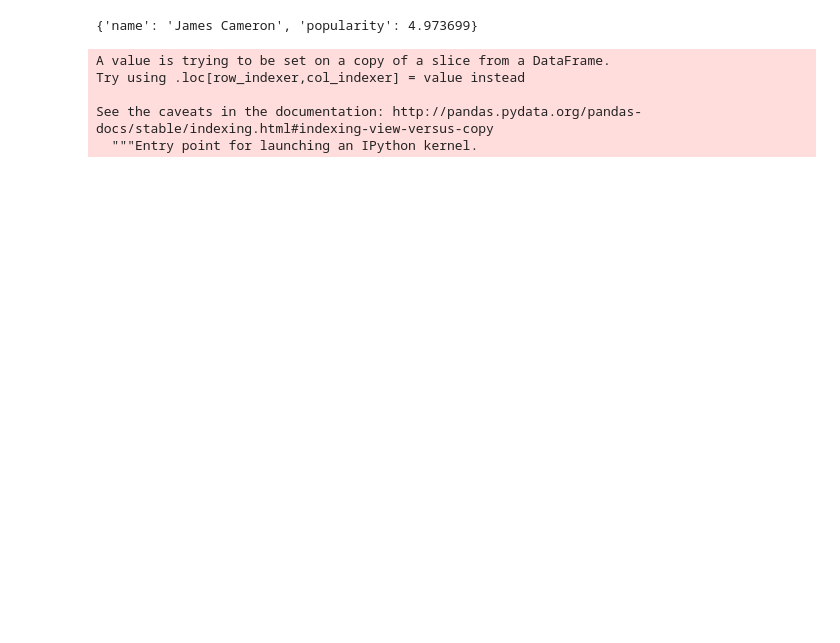
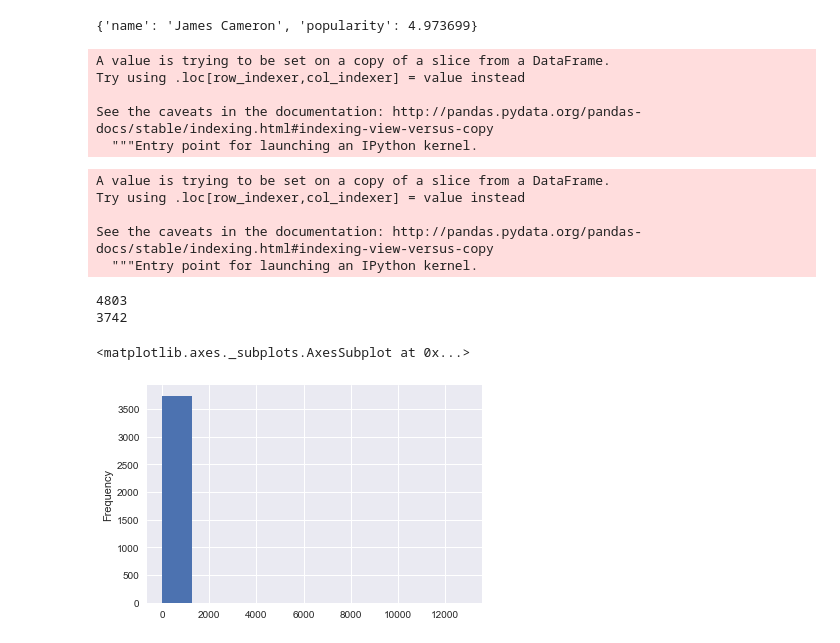
Before and after one commit to harpreetsingh91/MoviePopularity, a Jupyter notebook: imdb exploration/evaluating_classifiers.ipynb, the cells around one changed output. Saved outputs shown, nothing was run; the diff lists cells and outputs as text; code cells hidden in the pictures; blank space fills up the shorter version.

```diff
--- a/imdb exploration/evaluating_classifiers.ipynb
+++ b/imdb exploration/evaluating_classifiers.ipynb
@@ -65,5 +70,5 @@ moviesDataNums.head()
 # %%
-#add a new dimension for director popularity
+#add a new dimension for director popularity and cast popularity
 # iterate over dataframe to get popularity values for an id. for two directors only keep the first one
 movies_credits_Data = pd.read_csv("./tmdb-5000-movie-dataset/tmdb_5000_credits.csv")
 movie_to_director = {} #key:movieID, value:directorID
@@ -78,6 +83,16 @@ for index, row in crew.iteritems():
             movie_id = movieIDS[index]
             if movie_id not in movie_to_director.keys(): #only first director included
                 movie_to_director[movie_id] = credit_dict['id']
+
+movie_to_cast = {}
+cast = movies_credits_Data['cast']
+for index, row in cast.iteritems():
+    row = ast.literal_eval(row)
+    actors = []
+    movie_id = movieIDS[index]
+    for cast_dict in row:
+        actors.append(cast_dict["id"])
+    movie_to_cast[movie_id] = actors
 # %%
 #load director_id to popularity dict that was pickled
 with open('director_info_dict_pkl','rb') as f:
@@ -105,3 +120,26 @@ Try using .loc[row_indexer,col_indexer] = value instead
 
 See the caveats in the documentation: http://pandas.pydata.org/pandas-docs/stable/indexing.html#indexing-view-versus-copy
   """Entry point for launching an IPython kernel.
+# %%
+#load cast popularity
+with open('cast_info_dict_pkl','rb') as f:
+    cast_popularity_dict = pickle.load(f)
+# %%
+#add new feature for average actor popularity
+#open credits file. Pick first three members of cast and take average
+cast_popularity_array = []
+for movie_id in movie_series:
+    actors = movie_to_cast[movie_id][:3]
+    popularity = 0.0
+    for actor in actors:
+        popularity += cast_popularity_dict[actor]['popularity']
+    popularity = popularity/3
+    cast_popularity_array.append(popularity)
+# %%
+moviesDataNums['cast_popularity'] = cast_popularity_array
+# %% [output]
+A value is trying to be set on a copy of a slice from a DataFrame.
+Try using .loc[row_indexer,col_indexer] = value instead
+
+See the caveats in the documentation: http://pandas.pydata.org/pandas-docs/stable/indexing.html#indexing-view-versus-copy
+  """Entry point for launching an IPython kernel.
@@ -107,0 +148,13 @@ See the caveats in the documentation: http://pandas.pydata.org/pandas-docs/stabl
+# %%
+#add new feature (would act as label) for profit percent
+print(len(moviesDataNums))
+moviesDataNums = moviesDataNums[moviesDataNums.budget > 100]
+print(len(moviesDataNums))
+
+moviesDataNums['profit'] = ((moviesDataNums['revenue'] - moviesDataNums['budget'])/moviesDataNums['budget'])
+moviesDataNums['profit'].plot(kind='hist')
+# %% [output]
+4803
+3742
+<matplotlib.axes._subplots.AxesSubplot at 0x...>
+[figure, added]
```
Also changed, not shown: parts of 19 cells of this notebook, 1 other file.
